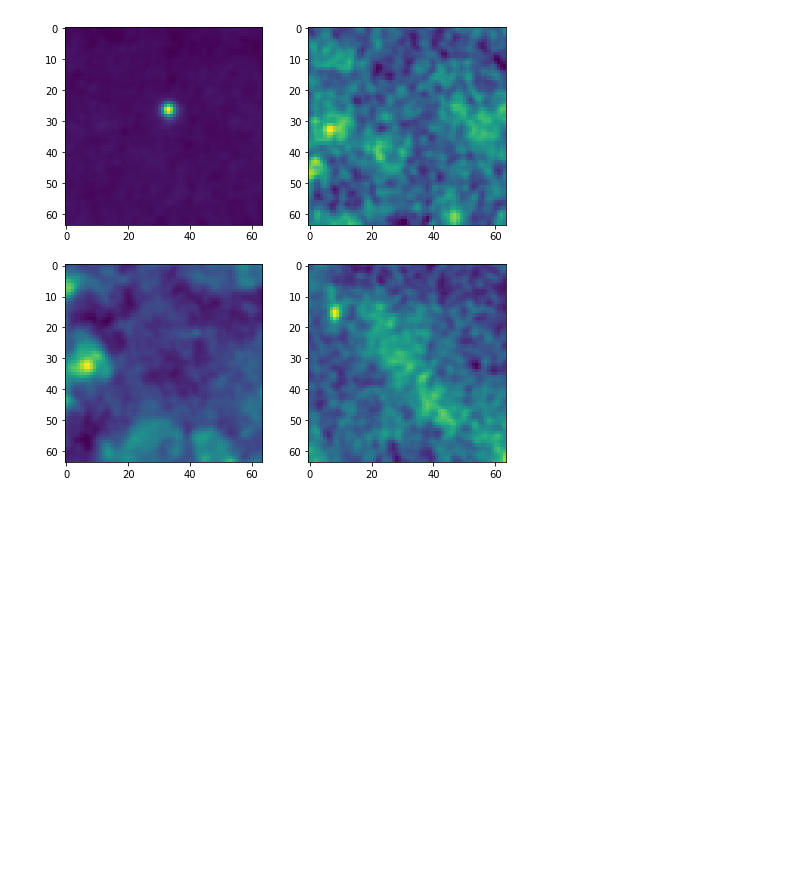
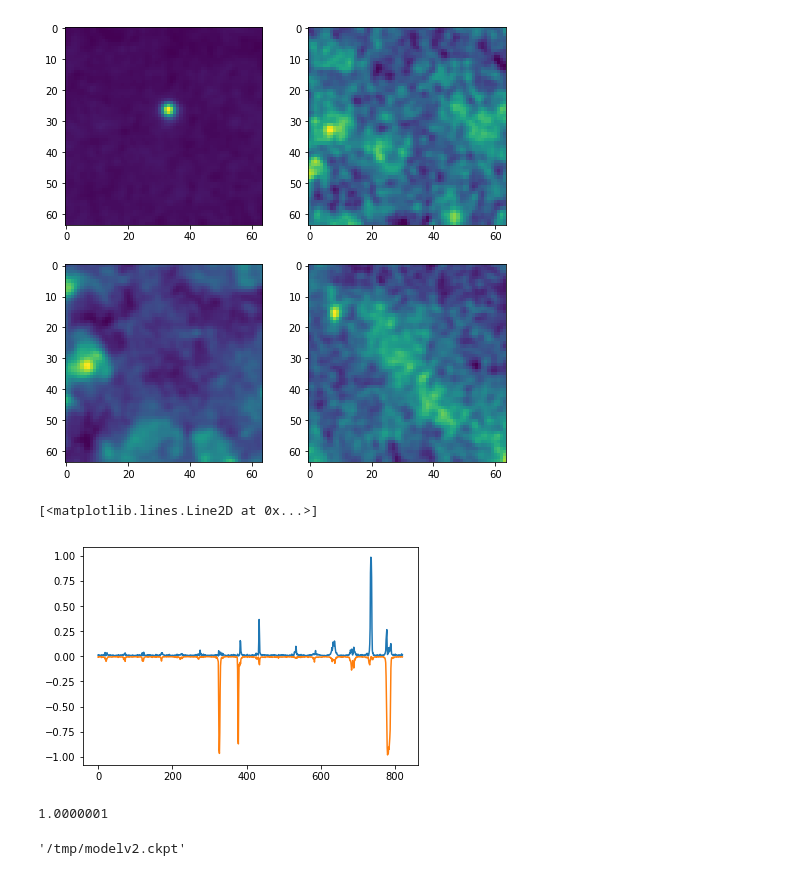
Before and after one commit to jouyun/DeepLearning, a Jupyter notebook: StemCellFinder.ipynb, the cells around one changed output. Saved outputs shown, nothing was run; the diff lists cells and outputs as text; code cells hidden in the pictures; blank space fills up the shorter version.

```diff
--- a/StemCellFinder.ipynb
+++ b/StemCellFinder.ipynb
@@ -229,7 +276,20 @@ axes[1,1].imshow(sub_validation_data[ix,:,:,3])
 [figure]
 # %% [markdown]
 # Look at whole image bone 2 13 081516
+# %%
+shp=[64821,1,64,64,4]
+true_test2_data=np.fromfile('/home/ubuntu/SAS_StemCell/test6.raw', np.float32)
+true_test2_data=true_test2_data.reshape([64821,4,64,64])
+true_test2_data=np.swapaxes(np.swapaxes(true_test2_data.byteswap(),1,2),2,3)[:,:,:,0:3]
+# %%
+num_images=true_test2_data.shape[0]
+output=np.zeros(num_images)
+process_batch_size=8000
 # %%
-sub_validation_data=true_test2_data[48000:56000, :,:,:]
-sub_validation_truth=validation_truth[0:8000, :]
-results, losses, a=sess.run([probs, loss, A1], feed_dict={x:sub_validation_data, y:sub_validation_truth})
+for t in range(0,num_images,process_batch_size):
+    endrng=np.min((t+process_batch_size,num_images))
+    sub_validation_data=true_test2_data[t:(t+process_batch_size), :,:,:]
+    sub_validation_truth=validation_truth[0:sub_validation_data.shape[0], :]
+    results, losses, a=sess.run([probs, loss, A1], feed_dict={x:sub_validation_data, y:sub_validation_truth})
+    output[t:(t+process_batch_size)]=results[:,1]
+np.sum(output>0.5)
@@ -264,3 +308,13 @@ axes[1,1].imshow(sub_validation_data[ix,:,:,3])
 # %% [output]
 [0.0, 0.9999254]
 [figure]
+# %%
+plt.plot(results[:,0]-0*results[:,1])
+plt.plot(-results[:,1])
+# %% [output]
+[<matplotlib.lines.Line2D at 0x...>]
+[figure, added]
+# %%
+np.max(np.sum(results, axis=1))
+# %% [output]
+1.0000001
@@ -266,0 +323,4 @@ axes[1,1].imshow(sub_validation_data[ix,:,:,3])
+# %%
+saver.save(sess, "/tmp/modelv2.ckpt")
+# %% [output]
+'/tmp/modelv2.ckpt'
```
Also changed, not shown: parts of 27 cells of this notebook, 1 other file.
